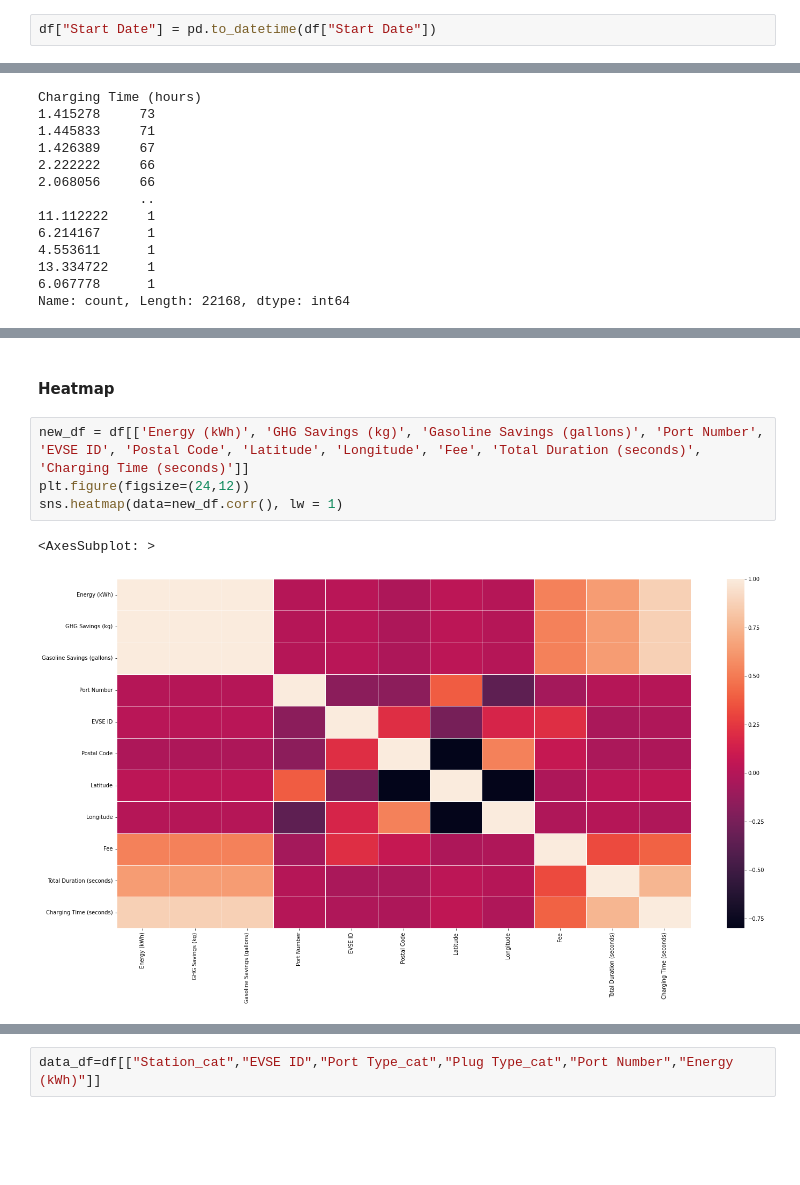
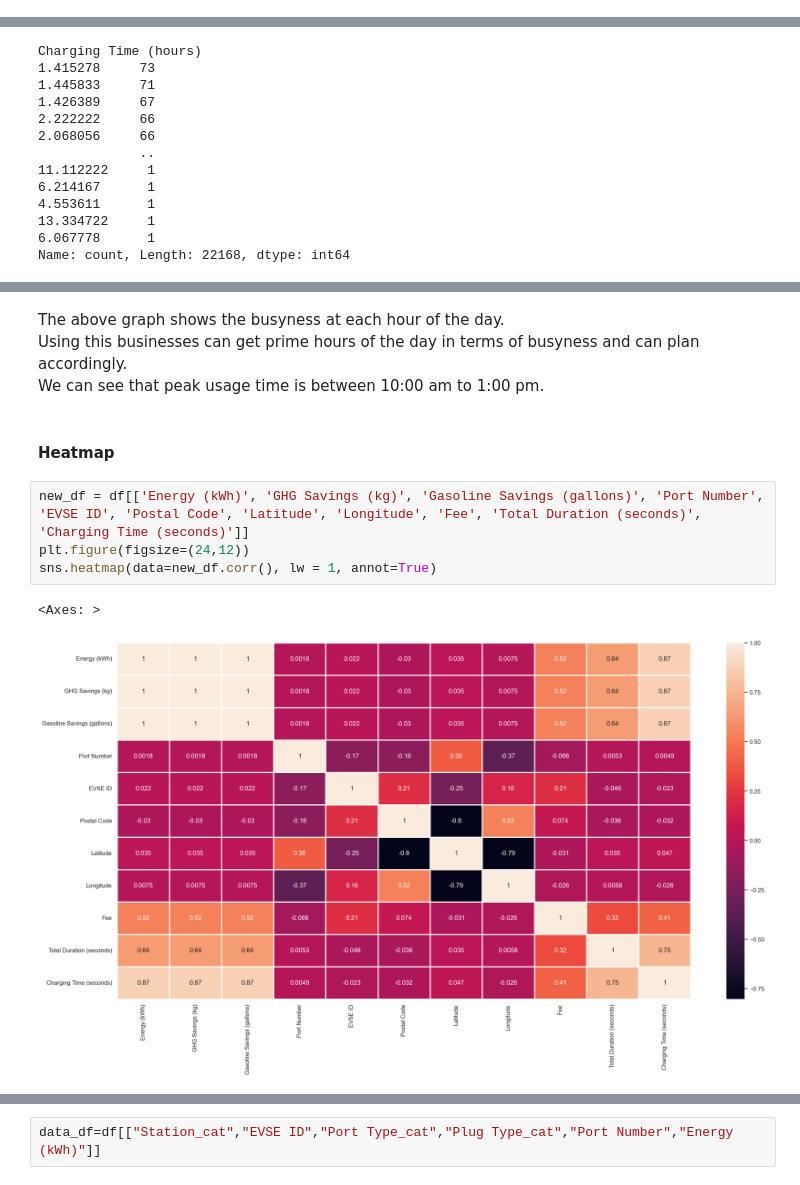
Before and after one commit to natvar55/IT496_Data_Voyagers_Project1, a Jupyter notebook: Data_Voyagers_Project1.ipynb, the cells around one changed output, grey strips where cells are left out. Drawn from its saved outputs; the diff is of its cells as text; blank space fills up the shorter version.

```diff
--- a/Data_Voyagers_Project1.ipynb
+++ b/Data_Voyagers_Project1.ipynb
@@ -165,4 +290,2 @@ sns.countplot(x="Plug Type",data=df)
 # %% [markdown]
 #### Date vs Count plots
-# %%
-df["Start Date"] = pd.to_datetime(df["Start Date"])
@@ -314,12 +455,17 @@ plt.xticks(np.arange(0, 24, 1))  # Adjust the x-axis ticks as needed
 plt.show()
 # %% [output]
 [figure]
+# %% [markdown]
+The above graph shows the busyness at each hour of the day.
+<br>
+Using this businesses can get prime hours of the day in terms of busyness and can plan accordingly.<br>
+We can see that peak usage time is between 10:00 am to 1:00 pm.
 # %% [markdown]
 #### Heatmap
 # %%
 new_df = df[['Energy (kWh)', 'GHG Savings (kg)', 'Gasoline Savings (gallons)', 'Port Number', 'EVSE ID', 'Postal Code', 'Latitude', 'Longitude', 'Fee', 'Total Duration (seconds)', 'Charging Time (seconds)']]
 plt.figure(figsize=(24,12))
-sns.heatmap(data=new_df.corr(), lw = 1)
+sns.heatmap(data=new_df.corr(), lw = 1, annot=True)
 # %% [output]
-<AxesSubplot: >
+<Axes: >
-[figure, old version]
+[figure, new version]
```
Also changed, not shown: parts of 63 cells of this notebook.
